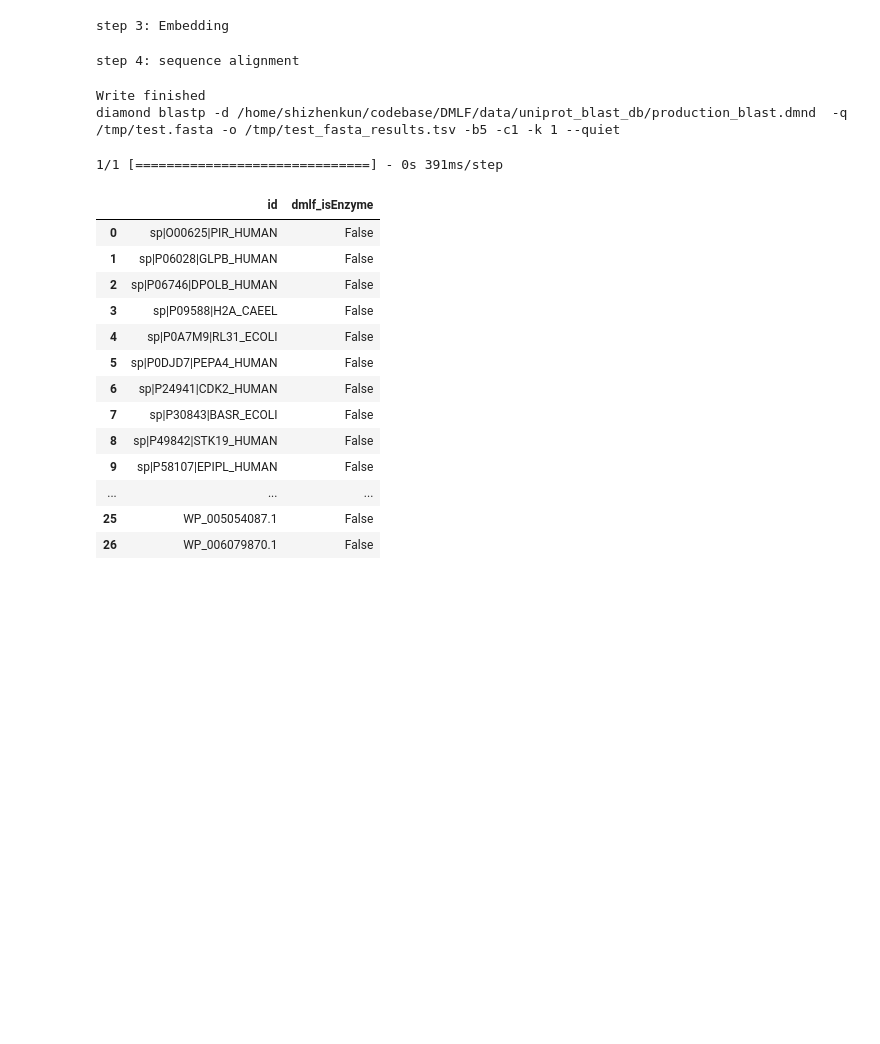
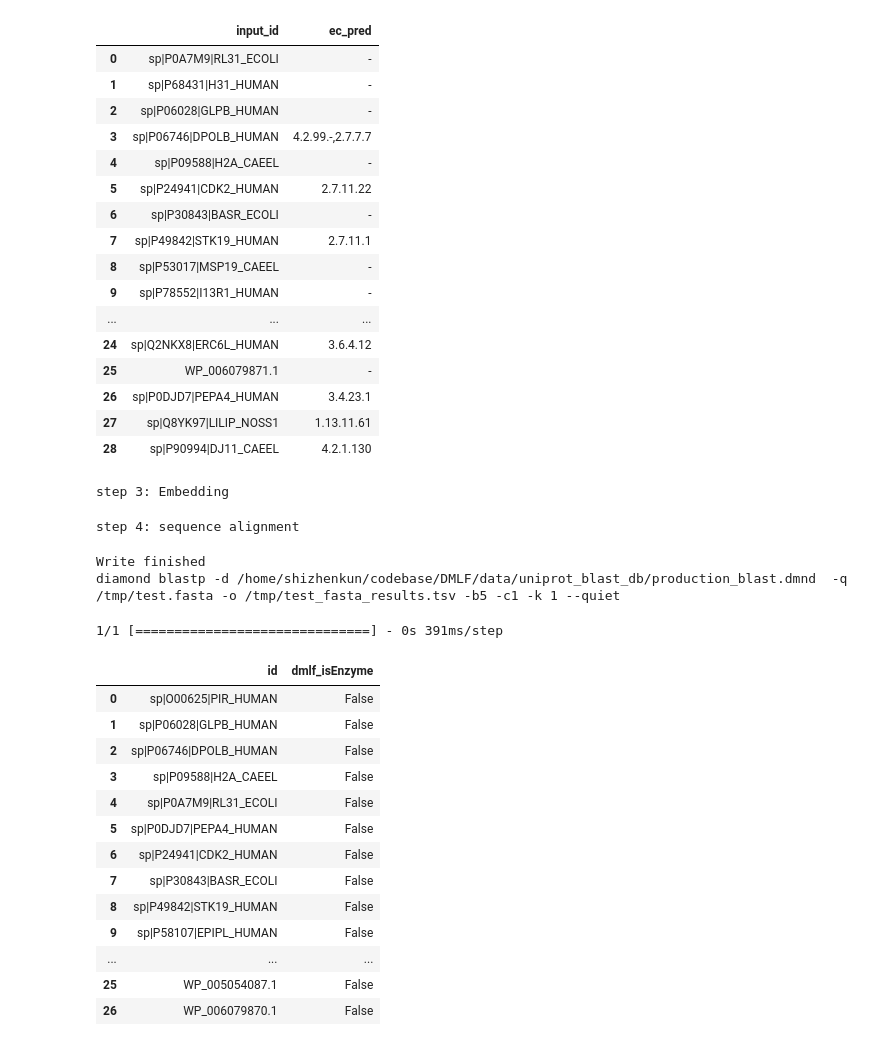
Before and after one commit to kingstdio/ECRECer, a Jupyter notebook: production.ipynb, the cells around one changed output. Drawn from its saved outputs; the diff is of its cells as text; code cells hidden in the pictures; blank space fills up the shorter version.

```diff
--- a/production.ipynb
+++ b/production.ipynb
@@ -41,3 +284,24 @@ exist_data = find_data.merge(input_df, on='seq', how='left').iloc[:,np.r_[8,0,1:
+# %%
+exist_data=exist_data[['input_id','ec_number']].rename(columns={'ec_number':'ec_pred'})
+exist_data
+# %% [output]
+|  | input_id | ec_pred |
+| 0 | sp|P0A7M9|RL31_ECOLI | - |
+| 1 | sp|P68431|H31_HUMAN | - |
+| 2 | sp|P06028|GLPB_HUMAN | - |
+| 3 | sp|P06746|DPOLB_HUMAN | 4.2.99.-,2.7.7.7 |
+| 4 | sp|P09588|H2A_CAEEL | - |
+| 5 | sp|P24941|CDK2_HUMAN | 2.7.11.22 |
+| 6 | sp|P30843|BASR_ECOLI | - |
+| 7 | sp|P49842|STK19_HUMAN | 2.7.11.1 |
+| 8 | sp|P53017|MSP19_CAEEL | - |
+| 9 | sp|P78552|I13R1_HUMAN | - |
+| ... | ... | ... |
+| 24 | sp|Q2NKX8|ERC6L_HUMAN | 3.6.4.12 |
+| 25 | WP_006079871.1 | - |
+| 26 | sp|P0DJD7|PEPA4_HUMAN | 3.4.23.1 |
+| 27 | sp|Q8YK97|LILIP_NOSS1 | 1.13.11.61 |
+| 28 | sp|P90994|DJ11_CAEEL | 4.2.1.130 |
 # %%
 # 3. EMBedding
 mode='r'
```
Also changed, not shown: parts of 24 cells of this notebook, 16 other files.
